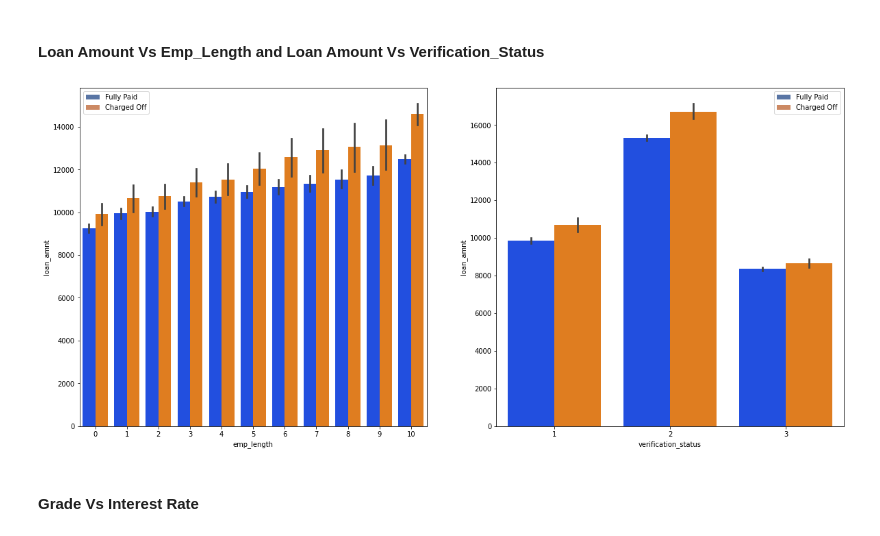
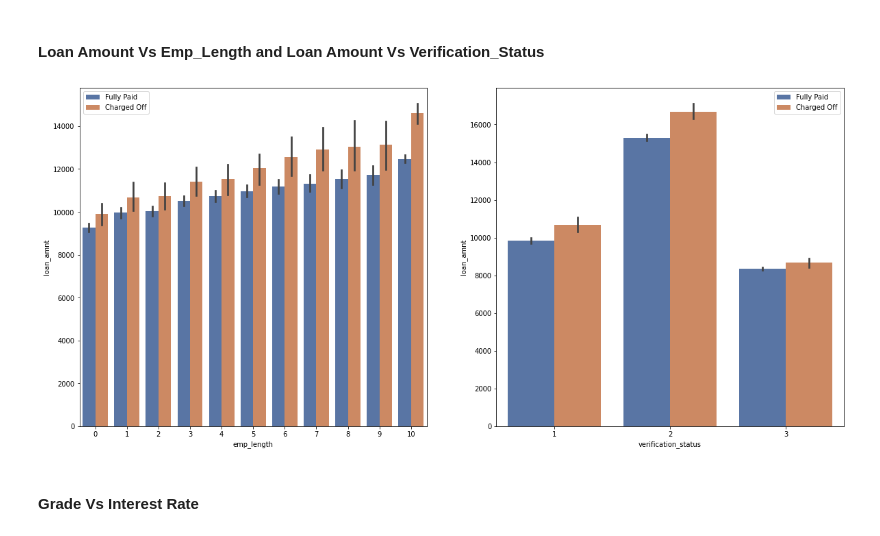
Before and after one commit to vulchinithin/LendingClubCaseStudy, a Jupyter notebook: Univariate_Analysis.ipynb, the cells around one changed output. Drawn from its saved outputs; the diff is of its cells as text; code cells hidden in the pictures.

```diff
--- a/Univariate_Analysis.ipynb
+++ b/Univariate_Analysis.ipynb
@@ -1166,16 +1180,16 @@ plt.legend(handles=hands,labels=["Fully Paid","Charged Off"])
 # %%
 plt.figure(figsize=(20,20))
 plt.subplot(221)
-sns.barplot(data =df,y='loan_amnt', x='emp_length', hue ='loan_status',palette="bright")
+sns.barplot(data =df,y='loan_amnt', x='emp_length', hue ='loan_status',palette="deep")
 hands,labs=ax.get_legend_handles_labels()
 plt.legend(handles=hands,labels=["Fully Paid","Charged Off"])
 plt.subplot(222)
-sns.barplot(data =df,y='loan_amnt', x='verification_status', hue ='loan_status',palette="bright")
+sns.barplot(data =df,y='loan_amnt', x='verification_status', hue ='loan_status',palette="deep")
 hands,labs=ax.get_legend_handles_labels()
 plt.legend(handles=hands,labels=["Fully Paid","Charged Off"])
 plt.show()
 # %% [output]
-[figure, old version]
+[figure, new version]
 # %% [markdown]
 #### Grade Vs Interest Rate
 # %%
```
Also changed, not shown: parts of 15 cells of this notebook.
